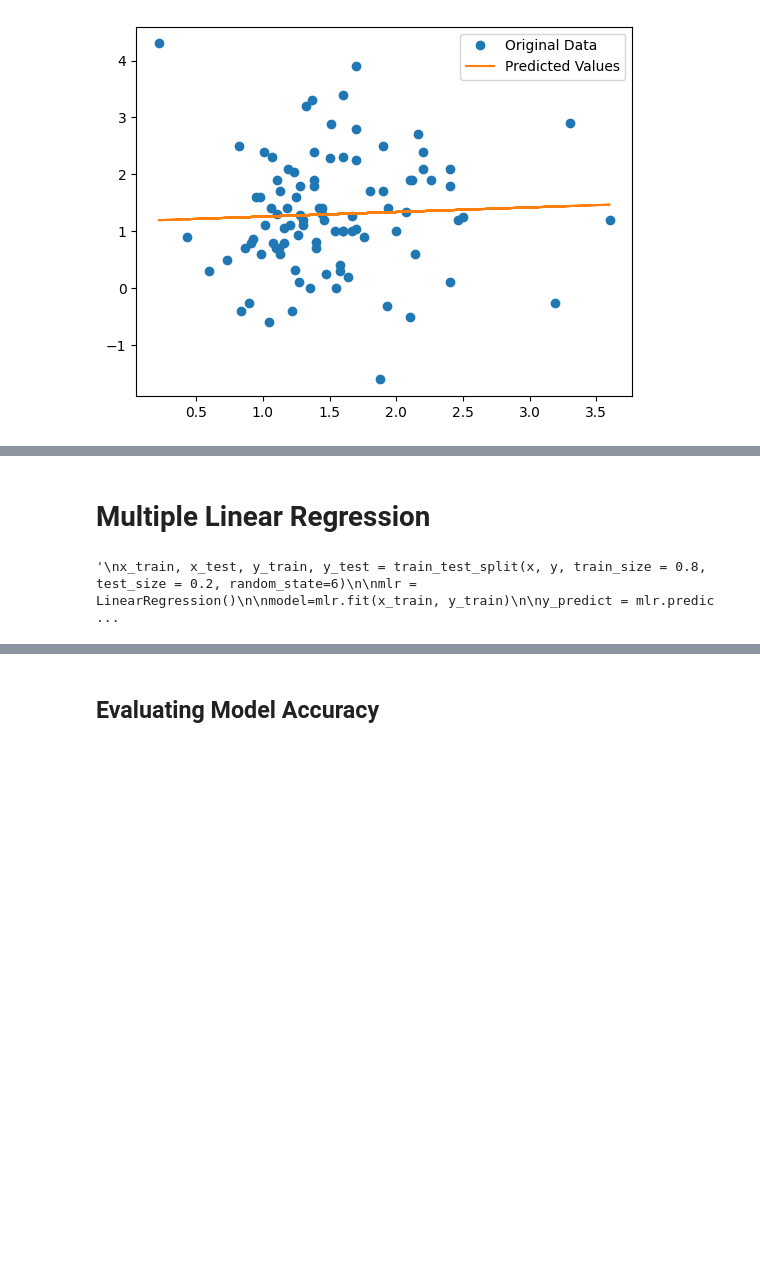
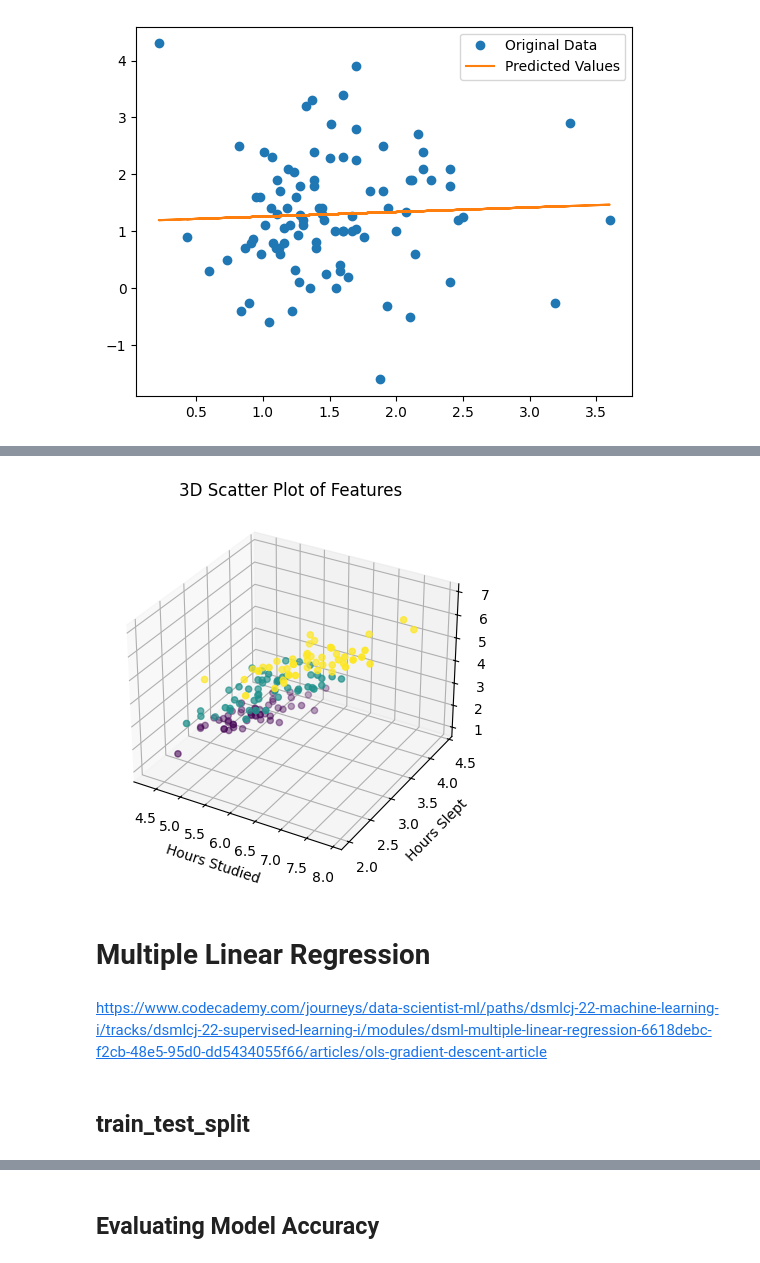
Before and after one commit to dpons222/ML-AI-Self-Learning, a Jupyter notebook: Machine Learning/machine_learning.ipynb, the cells around one changed output, grey strips where cells are left out. Drawn from its saved outputs; the diff is of its cells as text; code cells hidden in the pictures; blank space fills up the shorter version.

```diff
--- a/Machine Learning/machine_learning.ipynb
+++ b/Machine Learning/machine_learning.ipynb
@@ -157,17 +247,26 @@ plt.show()
+# %%
+from mpl_toolkits.mplot3d import Axes3D
+
+# Create a 3D scatter plot
+fig = plt.figure()
+ax = fig.add_subplot(111, projection='3d')
+
+# Scatter plot
+ax.scatter(X[:, 0], X[:, 1], X[:, 2], c=y, cmap='viridis', depthshade=True)
+
+# Labels
+ax.set_xlabel("Hours Studied")
+ax.set_ylabel("Hours Slept")
+ax.set_zlabel("Practice Problems Solved")
+ax.set_title("3D Scatter Plot of Features")
+
+# Show plot
+plt.show()
+# %% [output]
+[figure, added]
 # %% [markdown]
 # Multiple Linear Regression
-# %%
-'''For Multiple Linear Regression (two or more indepedent variables)
-use the following code:'''
-
-'''
-x_train, x_test, y_train, y_test = train_test_split(x, y, train_size = 0.8, test_size = 0.2, random_state=6)
-
-mlr = LinearRegression()
-
-model=mlr.fit(x_train, y_train)
-
-y_predict = mlr.predict(x_test)
-'''
-# %% [output]
-'\nx_train, x_test, y_train, y_test = train_test_split(x, y, train_size = 0.8, test_size = 0.2, random_state=6)\n\nmlr = LinearRegression()\n\nmodel=mlr.fit(x_train, y_train)\n\ny_predict = mlr.predic ...
+# %% [markdown]
+https://www.codecademy.com/journeys/data-scientist-ml/paths/dsmlcj-22-machine-learning-i/tracks/dsmlcj-22-supervised-learning-i/modules/dsml-multiple-linear-regression-6618debc-f2cb-48e5-95d0-dd5434055f66/articles/ols-gradient-descent-article
+# %% [markdown]
+## train_test_split
```
Also changed, not shown: parts of 20 cells of this notebook, 4 other files.
